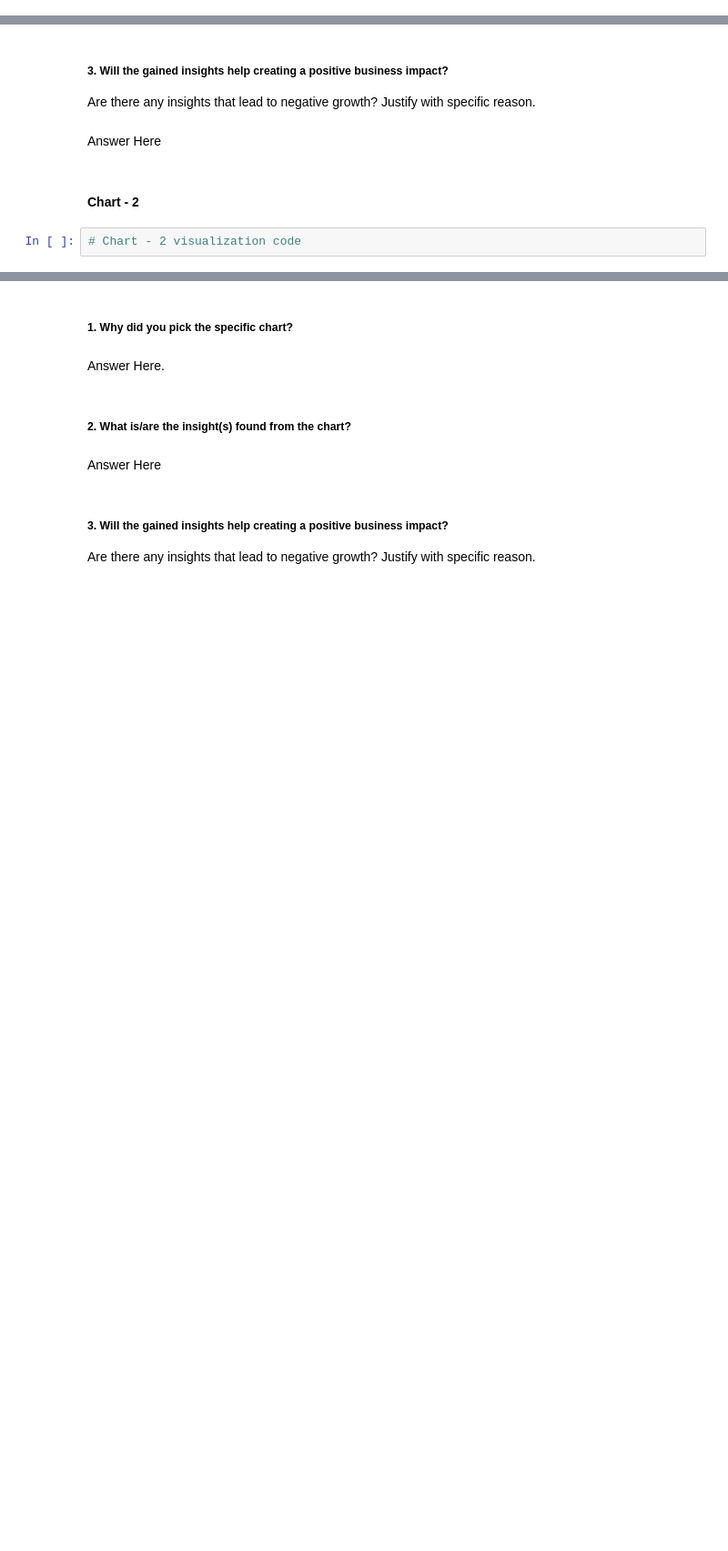
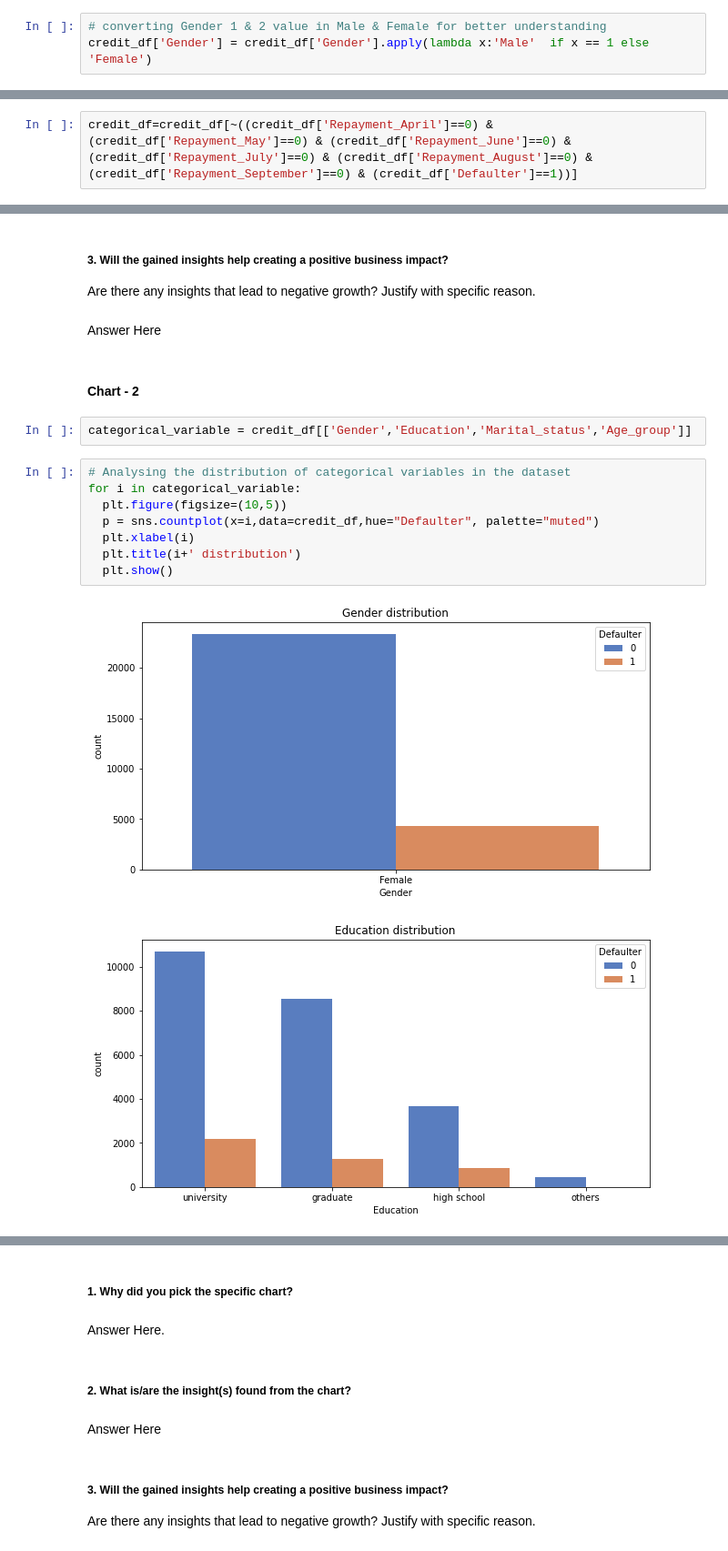
Before and after one commit to dileep-rawat/Capstone_Project_3-Credit_Card_default_Prediction, a Jupyter notebook: Credit_Card_Default_Prediction_Capstone_Project.ipynb, the cells around one changed output, grey strips where cells are left out. Shown: that part at 91% size. Drawn from its saved outputs; the diff is of its cells as text; blank space fills up the shorter version.

```diff
--- a/Credit_Card_Default_Prediction_Capstone_Project.ipynb
+++ b/Credit_Card_Default_Prediction_Capstone_Project.ipynb
@@ -179,3 +274,6 @@ credit_df.columns
+# %%
+# converting Gender 1 & 2 value in Male & Female for better understanding
+credit_df['Gender'] = credit_df['Gender'].apply(lambda x:'Male'  if x == 1 else 'Female')
 # %%
 # Value count of Education Column
 credit_df.Education.value_counts()
@@ -219,2 +355,4 @@ for i in credit_df[['Repayment_September','Repayment_August','Repayment_July','R
+# %%
+credit_df=credit_df[~((credit_df['Repayment_April']==0) & (credit_df['Repayment_May']==0) & (credit_df['Repayment_June']==0) & (credit_df['Repayment_July']==0) & (credit_df['Repayment_August']==0) & (credit_df['Repayment_September']==0) & (credit_df['Defaulter']==1))]
 # %%
 credit_df.head()
@@ -256,5 +408,16 @@ Are there any insights that lead to negative growth? Justify with specific reaso
 Answer Here
 # %% [markdown]
 #### Chart - 2
-# %%
-# Chart - 2 visualization code
+# %%
+categorical_variable = credit_df[['Gender','Education','Marital_status','Age_group']]
+# %%
+# Analysing the distribution of categorical variables in the dataset
+for i in categorical_variable:
+  plt.figure(figsize=(10,5))
+  p = sns.countplot(x=i,data=credit_df,hue="Defaulter", palette="muted")
+  plt.xlabel(i)
+  plt.title(i+' distribution')
+  plt.show()
+# %% [output]
+[figure, added]
+[figure, added]
```
Also changed, not shown: parts of 59 cells of this notebook.
